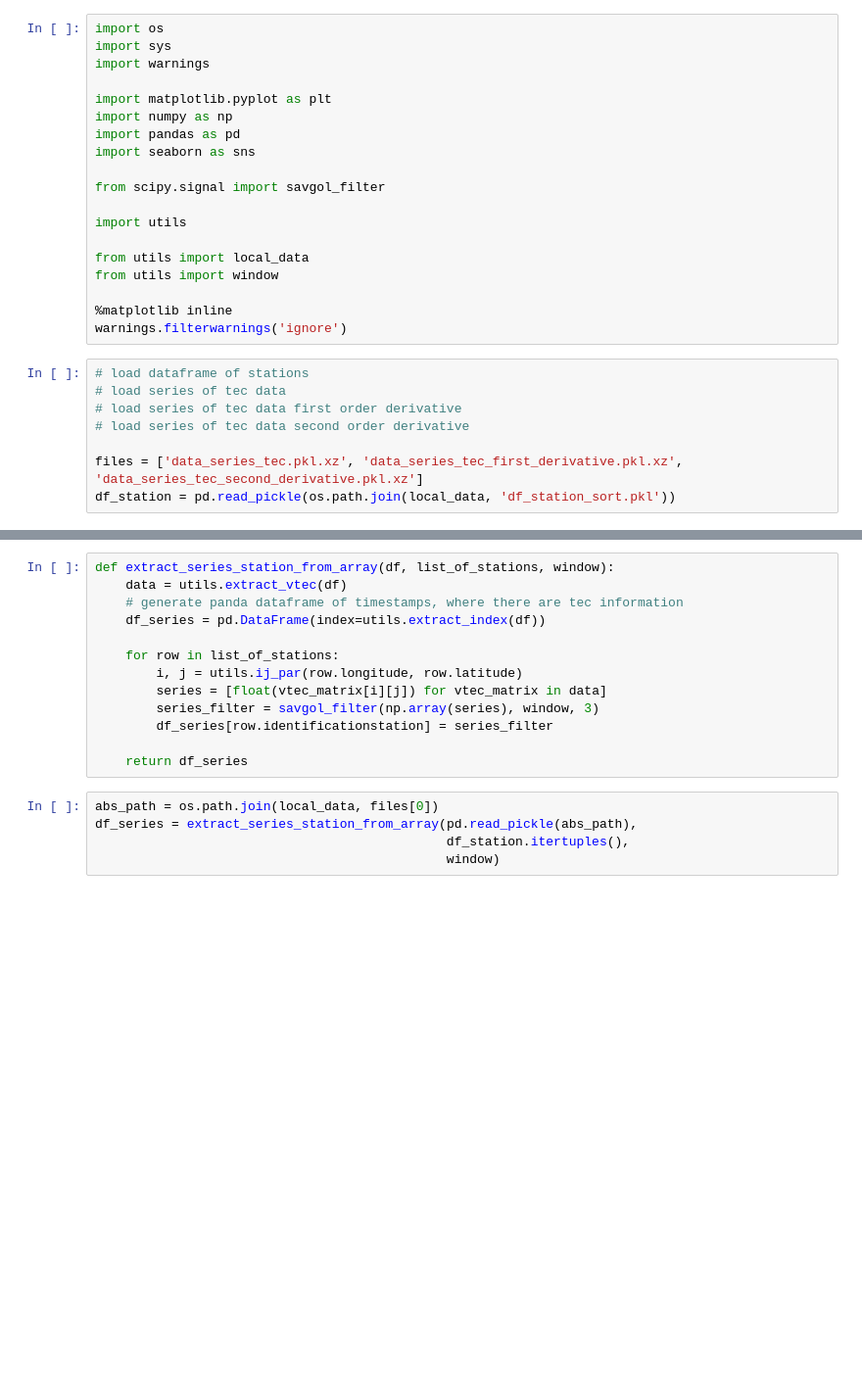
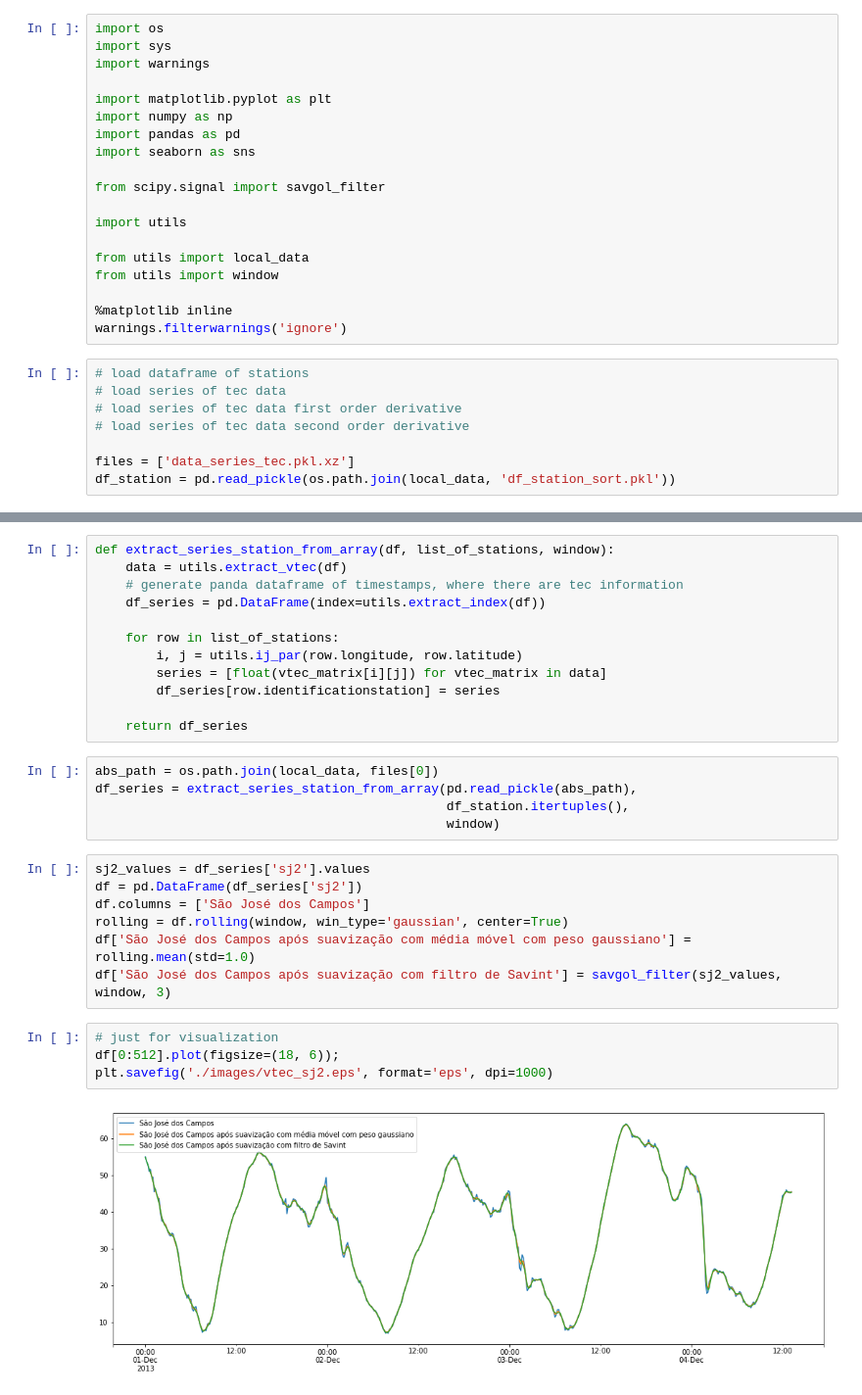
Before and after one commit to retiarus/correlation_vtec_s4, a Jupyter notebook: 03_extract_vtec_stations.ipynb, the cells around one changed output, grey strips where cells are left out. Shown at 98% size. Cells and saved outputs as stored; diff of their text form; blank space fills up the shorter version.

```diff
--- a/03_extract_vtec_stations.ipynb
+++ b/03_extract_vtec_stations.ipynb
@@ -30,7 +30,7 @@ warnings.filterwarnings('ignore')
 # load series of tec data first order derivative
 # load series of tec data second order derivative
 
-files = ['data_series_tec.pkl.xz', 'data_series_tec_first_derivative.pkl.xz', 'data_series_tec_second_derivative.pkl.xz']
+files = ['data_series_tec.pkl.xz']
 df_station = pd.read_pickle(os.path.join(local_data, 'df_station_sort.pkl'))
 # %%
 df_station
@@ -62,8 +62,7 @@ def extract_series_station_from_array(df, list_of_stations, window):
     for row in list_of_stations:
         i, j = utils.ij_par(row.longitude, row.latitude)
         series = [float(vtec_matrix[i][j]) for vtec_matrix in data]
-        series_filter = savgol_filter(np.array(series), window, 3)
-        df_series[row.identificationstation] = series_filter
+        df_series[row.identificationstation] = series
 
     return df_series
 # %%
@@ -71,3 +70,16 @@ abs_path = os.path.join(local_data, files[0])
 df_series = extract_series_station_from_array(pd.read_pickle(abs_path),
                                               df_station.itertuples(),
                                               window)
+# %%
+sj2_values = df_series['sj2'].values
+df = pd.DataFrame(df_series['sj2'])
+df.columns = ['São José dos Campos']
+rolling = df.rolling(window, win_type='gaussian', center=True)
+df['São José dos Campos após suavização com média móvel com peso gaussiano'] = rolling.mean(std=1.0)
+df['São José dos Campos após suavização com filtro de Savint'] = savgol_filter(sj2_values, window, 3)
+# %%
+# just for visualization
+df[0:512].plot(figsize=(18, 6));
+plt.savefig('./images/vtec_sj2.eps', format='eps', dpi=1000)
+# %% [output]
+[figure, added]
```
Also changed, not shown: parts of 6 cells of this notebook, 2 other files.
